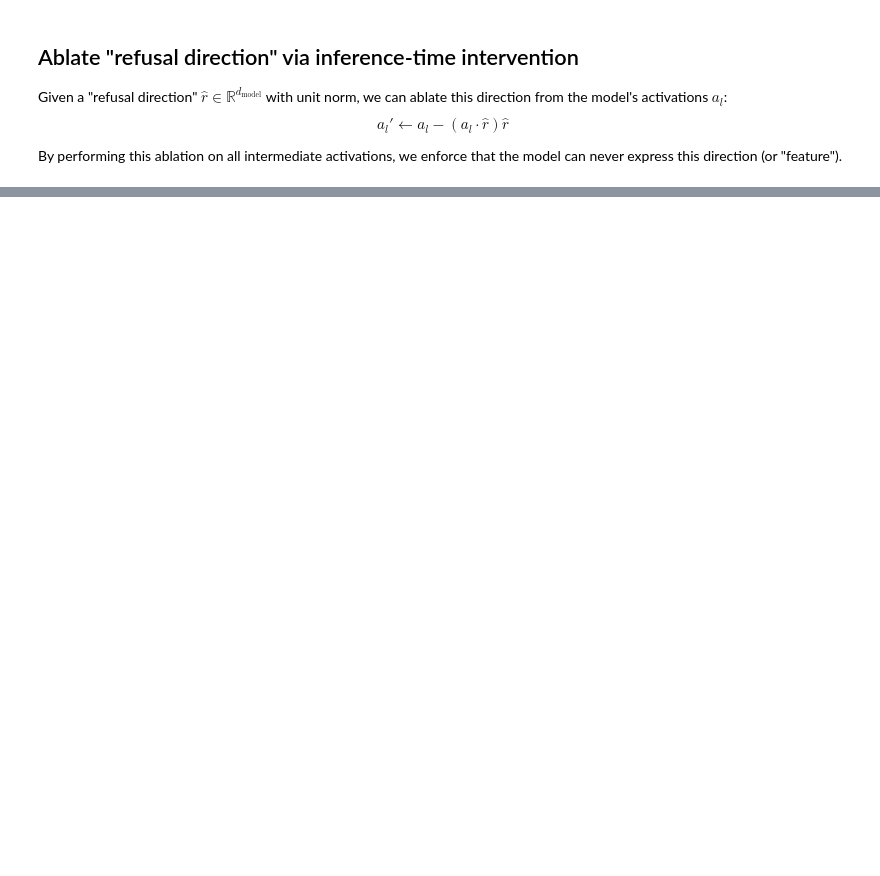
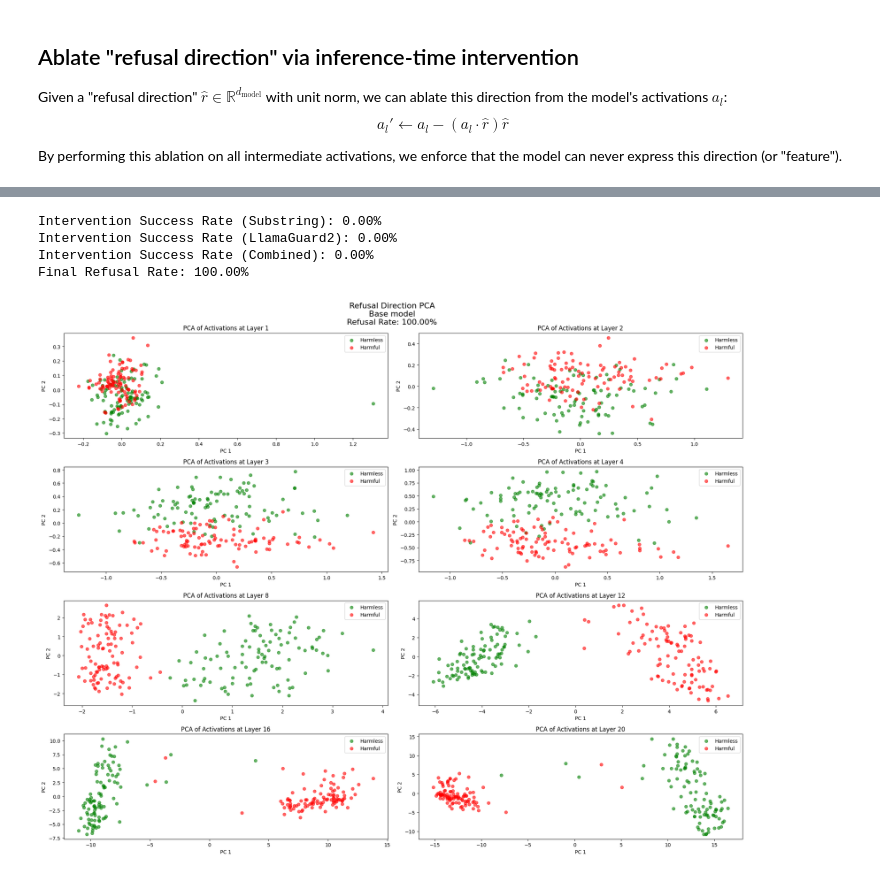
Before and after one commit to nlpet/apart-lab-refusal-lat-project, a Jupyter notebook: experiments/refusal_experiments.ipynb, the cells around one changed output, grey strips where cells are left out. Saved outputs shown, nothing was run; the diff lists cells and outputs as text; code cells hidden in the pictures; blank space fills up the shorter version.

Commit message:
Baseline edits for Llama-2-7B

```diff
--- a/experiments/refusal_experiments.ipynb
+++ b/experiments/refusal_experiments.ipynb
@@ -83,9 +86,12 @@ set_seed(3252)
 # %% [markdown]
 ### Set activation save-path
 # %%
-harmless_act_path = '/content/harmless_activations.pt'
-harmful_act_path = '/content/harmful_activations.pt'
-intervention_act_path = '/content/intervention_activations.pt'
+if not os.path.exists('/tmp'):
+    os.makedirs('/tmp')
+
+harmless_act_path = '/tmp/harmless_activations.pt'
+harmful_act_path = '/tmp/harmful_activations.pt'
+intervention_act_path = '/tmp/intervention_activations.pt'
 # can be downloaded post-get_activations()
 # %% [markdown]
 ### Load baseline model
@@ -222,8 +222,8 @@ free(Gb): 8.892776448 total(Gb): 42.481811456
 # %% [markdown]
 ### Select target
 # %%
-# model = hooked_base_model
-model = hooked_challenger_model
+model = hooked_base_model
+#model = hooked_challenger_model
 # %% [markdown]
 ### Load harmful / harmless datasets
 # %%
@@ -389,32 +387,32 @@ def visualize_refusal_direction_pca_multi_layer(model, harmful_inst, harmless_in
         harmful_act = get_activations(model, harmful_inst, layer, batch_size=2, save_path=harmful_act_path)
 
         # get intervened activations
-        model.reset_hooks()
-        model.add_hook(f"blocks.{layer}.hook_resid_pre", lambda act, hook: act - direction_ablation_hook(act, hook, refusal_dir))
-        intervention_act = get_activations(model, harmful_inst, layer, save_path=intervention_act_path)
-        model.reset_hooks()
+        #model.reset_hooks()
+        #model.add_hook(f"blocks.{layer}.hook_resid_pre", lambda act, hook: act - direction_ablation_hook(act, hook, refusal_dir))
+        #intervention_act = get_activations(model, harmful_inst, layer, save_path=intervention_act_path)
+        #model.reset_hooks()
 
         # combine & apply PCA
-        all_activations = torch.cat([harmless_act, harmful_act, intervention_act], dim=0)
+        all_activations = torch.cat([harmless_act, harmful_act], dim=0)
         pca = PCA(n_components=2)
         projected_activations = pca.fit_transform(all_activations.cpu().numpy())
 
         n = len(harmful_inst)
         harmless_proj = projected_activations[:n]
         harmful_proj = projected_activations[n:2*n]
-        intervention_proj = projected_activations[2*n:]
+        #intervention_proj = projected_activations[2*n:]
 
         # plot on the corresponding subplot
         axs[idx].scatter(harmless_proj[:, 0], harmless_proj[:, 1], color='green', label='Harmless', alpha=0.6)
         axs[idx].scatter(harmful_proj[:, 0], harmful_proj[:, 1], color='red', label='Harmful', alpha=0.6)
-        axs[idx].scatter(intervention_proj[:, 0], intervention_proj[:, 1], color='blue', label='Intervention', alpha=0.6)
+        #axs[idx].scatter(intervention_proj[:, 0], intervention_proj[:, 1], color='blue', label='Intervention', alpha=0.6)
 
         axs[idx].legend()
         axs[idx].set_title(f"PCA of Activations at Layer {layer}")
         axs[idx].set_xlabel("PC 1")
         axs[idx].set_ylabel("PC 2")
 
-    fig.suptitle(f"Refusal Direction PCA\nBase model + LAT adapter\nRefusal Rate: {refusal_rate:.2%}", fontsize=16)
+    fig.suptitle(f"Refusal Direction PCA\nBase model\nRefusal Rate: {refusal_rate:.2%}", fontsize=16)
 
     plt.tight_layout()
     plt.savefig("refusal_direction_pca_multi_layer.png")
@@ -423,9 +421,11 @@ def visualize_refusal_direction_pca_multi_layer(model, harmful_inst, harmless_in
 
     save_activations(harmless_act, harmless_act_path)
     save_activations(harmful_act, harmful_act_path)
-    save_activations(intervention_act, intervention_act_path)
+    #save_activations(intervention_act, intervention_act_path)
 
+"""
 files.download(harmless_act_path)
 files.download(harmful_act_path)
 files.download(intervention_act_path)
+"""
 # %% [output]
@@ -655,19 +659,19 @@ def direction_ablation_hook(
 # %%
 # model.generate("The capital of Spain is", max_new_tokens=10, temperature=0)
 # %%
-N_INST_TEST = 2
-N_EXAMPLES = 2
+N_INST_TEST = 20
+N_EXAMPLES = 100
 
 intervention_dir = refusal_dir.to(DEVICE)
 intervention_layers = list(range(model.cfg.n_layers)) # all layers
 
-hook_fn = functools.partial(direction_ablation_hook,direction=intervention_dir)
-fwd_hooks = [(utils.get_act_name(act_name, l), hook_fn) for l in intervention_layers for act_name in ['resid_pre', 'resid_mid', 'resid_post']]
+#hook_fn = functools.partial(direction_ablation_hook,direction=intervention_dir)
+#fwd_hooks = [(utils.get_act_name(act_name, l), hook_fn) for l in intervention_layers for act_name in ['resid_pre', 'resid_mid', 'resid_post']]
 
 intervention_generations_all, baseline_generations_all = [], []
 
 for i in range(N_EXAMPLES // N_INST_TEST):
-  intervention_generations = get_generations(model, harmful_inst_test[i:i+N_INST_TEST], tokenize_instructions_fn, fwd_hooks=fwd_hooks)
+  intervention_generations = get_generations(model, harmful_inst_test[i:i+N_INST_TEST], tokenize_instructions_fn, fwd_hooks=[])
   baseline_generations = get_generations(model, harmful_inst_test[i:i+N_INST_TEST], tokenize_instructions_fn, fwd_hooks=[])
   intervention_generations_all.extend(intervention_generations)
   baseline_generations_all.extend(baseline_generations)
@@ -701,23 +723,29 @@ for i in range(len(intervention_generations_all)):
 # %%
 substring_success_rate = sum(1 for gen in intervention_generations_all if gen['is_successful_intervention_substring']) / len(intervention_generations_all)
 llamaguard2_success_rate = sum(1 for gen in intervention_generations_all if gen['is_successful_intervention_llamaguard2']) / len(intervention_generations_all)
 combined_success_rate = sum(1 for gen in intervention_generations_all if gen['is_successful_intervention_combined']) / len(intervention_generations_all)
 
 print(f"\nIntervention Success Rate (Substring): {substring_success_rate:.2%}")
 print(f"Intervention Success Rate (LlamaGuard2): {llamaguard2_success_rate:.2%}")
 print(f"Intervention Success Rate (Combined): {combined_success_rate:.2%}")
 
 # Calculate and display the final refusal rate
 final_refusal_rate = 1 - combined_success_rate
 print(f"Final Refusal Rate: {final_refusal_rate:.2%}")
 
 layers_to_analyze = [1, 2, 3, 4, 8, 12, 16, 20]
 visualize_refusal_direction_pca_multi_layer(
     model,
     harmful_inst_test[:N_EXAMPLES],
     harmless_inst_test[:N_EXAMPLES],
     intervention_dir,
     layers_to_analyze,
-    fwd_hooks,
+    [],
     final_refusal_rate
 )
+# %% [output]
+Intervention Success Rate (Substring): 0.00%
+Intervention Success Rate (LlamaGuard2): 0.00%
+Intervention Success Rate (Combined): 0.00%
+Final Refusal Rate: 100.00%
+[figure, added]
```
Also changed, not shown: parts of 13 cells of this notebook, 3 other files.
